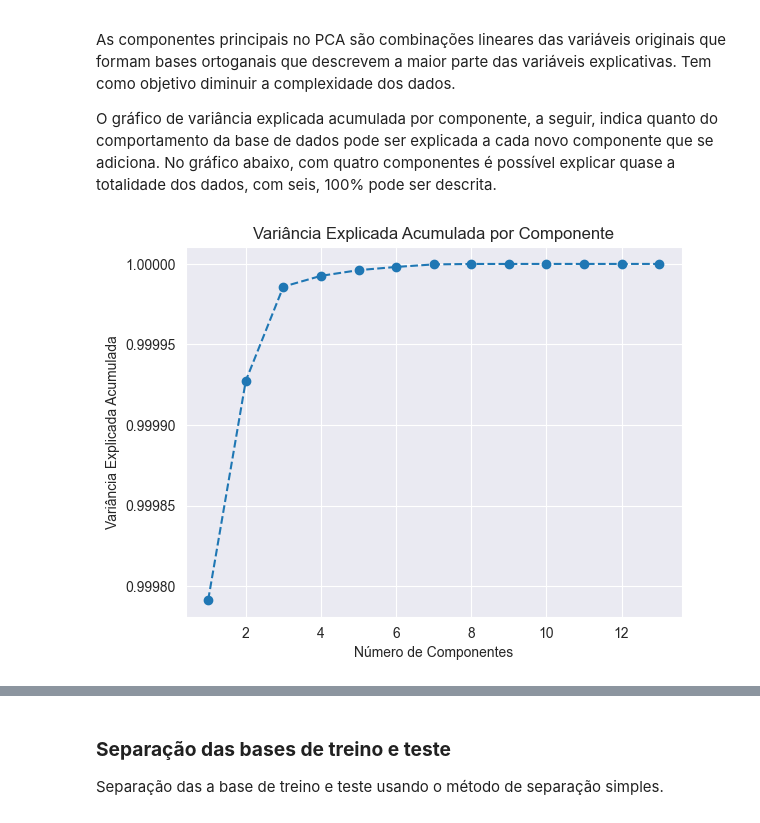
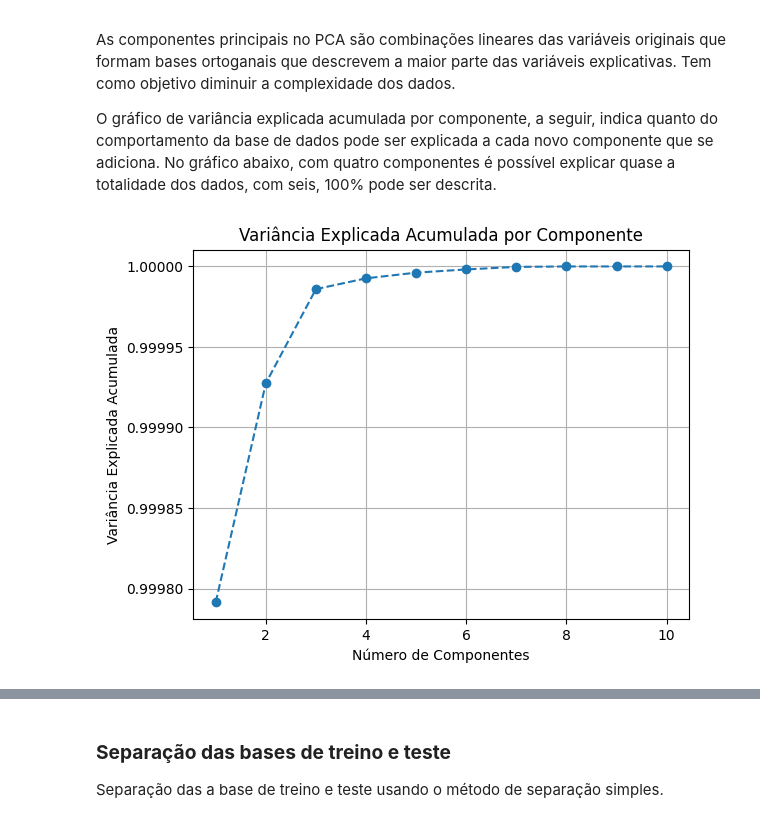
Before and after one commit to marinappdf/projetos-EBAC, a Jupyter notebook: PCa/PCA.ipynb, the cells around one changed output, grey strips where cells are left out. Saved outputs shown, nothing was run; the diff lists cells and outputs as text; code cells hidden in the pictures.

```diff
--- a/PCa/PCA.ipynb
+++ b/PCa/PCA.ipynb
@@ -652,20 +631,20 @@ As componentes principais no PCA são combinações lineares das variáveis orig
 
 O gráfico de variância explicada acumulada por componente, a seguir, indica quanto do comportamento da base de dados pode ser explicada a cada novo componente que se adiciona. No gráfico abaixo, com quatro componentes é possível explicar quase a totalidade dos dados, com seis, 100% pode ser descrita.
 # %%
-pca = PCA(n_components= len(X.columns) )
+pca = PCA(n_components= 10 )
 pca.fit(X)
 
 # Variância explicada por cada componente
 explained_variance = pca.explained_variance_ratio_
 # Variância explicada acumulada
 cumulative_variance = explained_variance.cumsum()
 
 # Plotando a variância explicada acumulada
-plt.plot(range(1, len(X.columns)+1), cumulative_variance, marker='o', linestyle='--')
+plt.plot(range(1,11), cumulative_variance, marker='o', linestyle='--')
 plt.title('Variância Explicada Acumulada por Componente')
 plt.xlabel('Número de Componentes')
 plt.ylabel('Variância Explicada Acumulada')
 plt.grid(True)
 plt.show()
 # %% [output]
-[figure, old version]
+[figure, new version]
```
Also changed, not shown: parts of 39 cells of this notebook.
